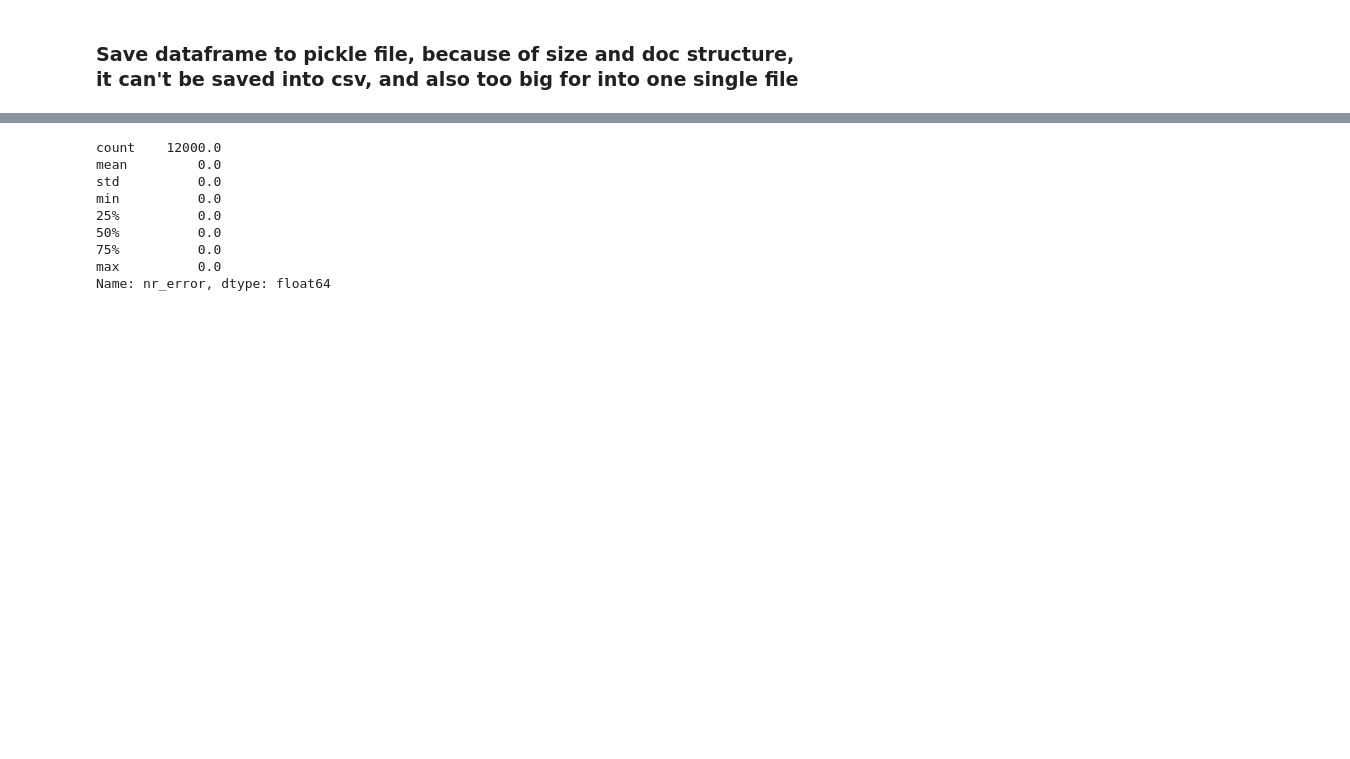
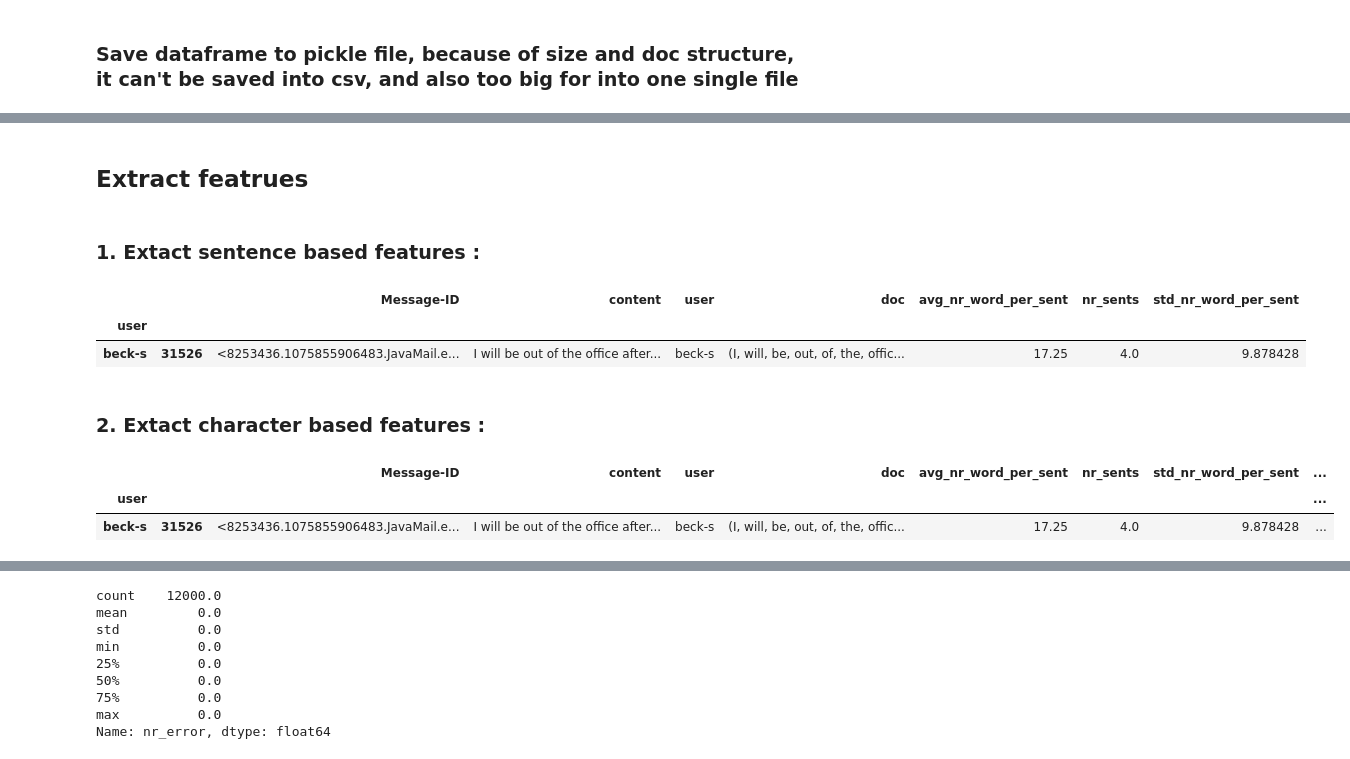
Before and after one commit to JingQin-JQ/Author-classification-Enron-email-database, a Jupyter notebook: src/Enron.ipynb, the cells around one changed output, grey strips where cells are left out. Cells and saved outputs as stored; diff of their text form; code cells hidden in the pictures; blank space fills up the shorter version.

```diff
--- a/src/Enron.ipynb
+++ b/src/Enron.ipynb
@@ -475,0 +287,20 @@ General Comments:
+# %% [markdown]
+##  Extract featrues
+# %% [markdown]
+### 1. Extact sentence based features :
+# %%
+df_1000_12 = df_1000_12.join(df_1000_12.doc.apply(features.sentence_based_features))
+df_1000_12.head(1)
+# %% [output]
+|  |  | Message-ID | content | user | doc | avg_nr_word_per_sent | nr_sents | std_nr_word_per_sent |
+| user |  |  |  |  |  |  |  |  |
+| beck-s | 31526 | <8253436.1075855906483.JavaMail.e... | I will be out of the office after... | beck-s | (I, will, be, out, of, the, offic... | 17.25 | 4.0 | 9.878428 |
+# %% [markdown]
+### 2. Extact character based features :
+# %%
+df_1000_12 = df_1000_12.join(df_1000_12.doc.apply(features.character_based_features))
+df_1000_12.head(1)
+# %% [output]
+|  |  | Message-ID | content | user | doc | avg_nr_word_per_sent | nr_sents | std_nr_word_per_sent | ... |
+| user |  |  |  |  |  |  |  |  | ... |
+| beck-s | 31526 | <8253436.1075855906483.JavaMail.e... | I will be out of the office after... | beck-s | (I, will, be, out, of, the, offic... | 17.25 | 4.0 | 9.878428 | ... |
```
Also changed, not shown: parts of 141 cells of this notebook, 17 other files.
